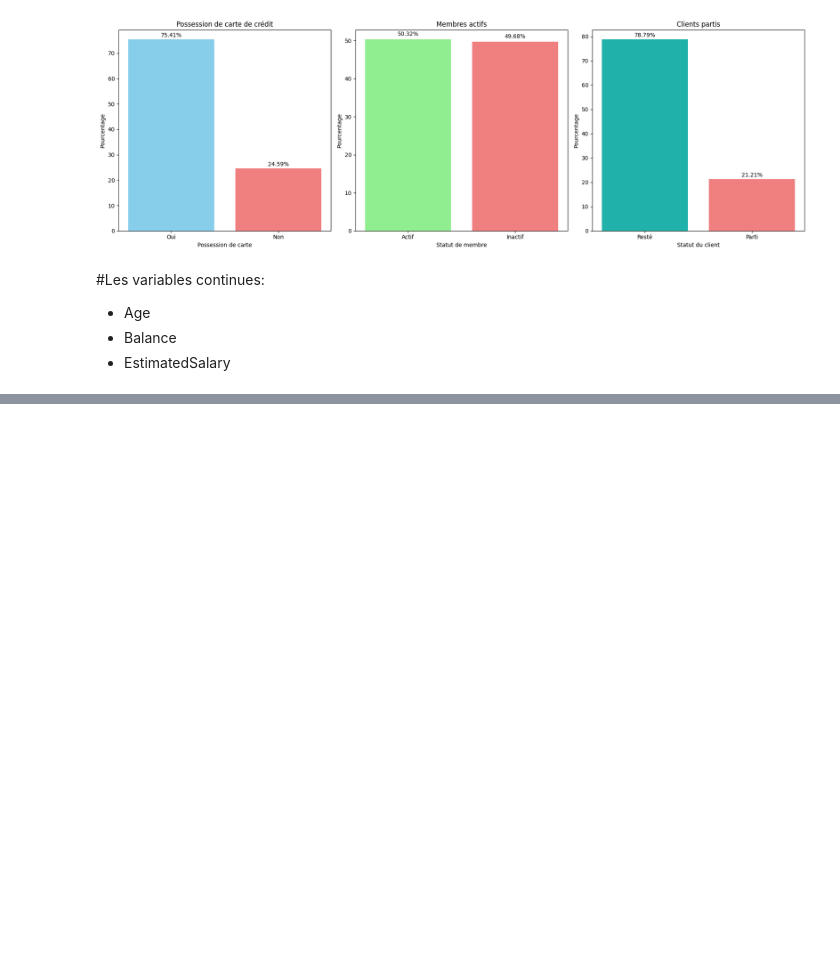
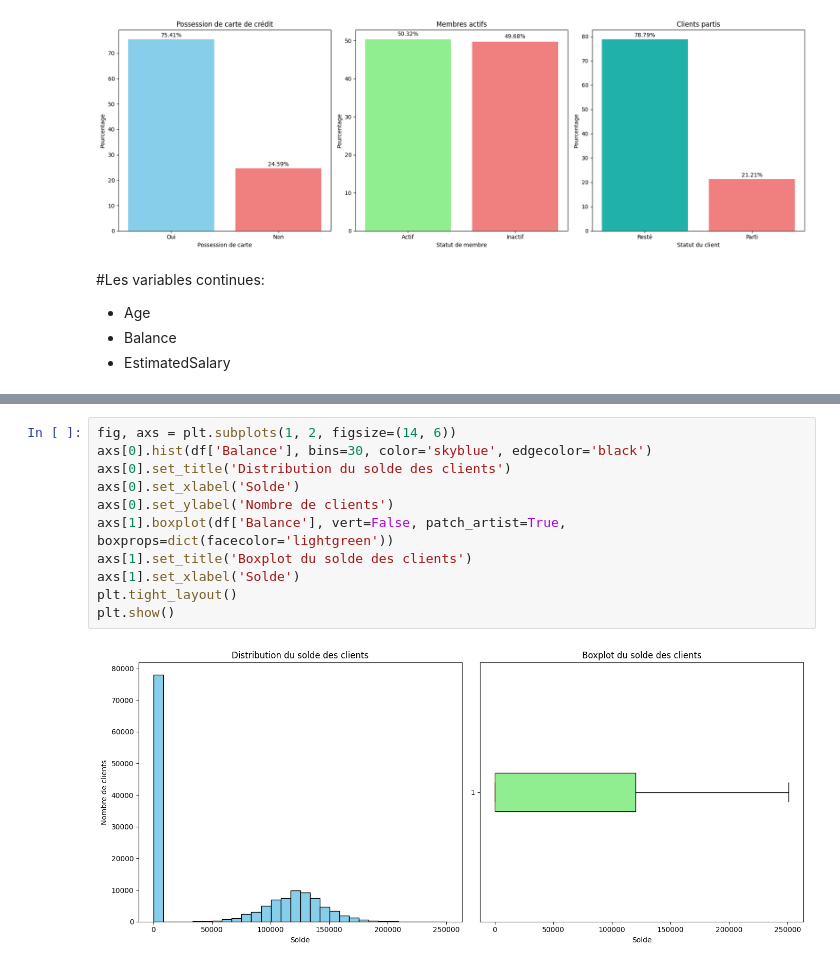
Before and after one commit to lathiam/projet-de-classification, a Jupyter notebook: Analyse.ipynb, the cells around one changed output, grey strips where cells are left out. Cells and saved outputs as stored; diff of their text form; blank space fills up the shorter version.

```diff
--- a/Analyse.ipynb
+++ b/Analyse.ipynb
@@ -256,0 +310,13 @@ plt.show()
+# %%
+fig, axs = plt.subplots(1, 2, figsize=(14, 6))
+axs[0].hist(df['Balance'], bins=30, color='skyblue', edgecolor='black')
+axs[0].set_title('Distribution du solde des clients')
+axs[0].set_xlabel('Solde')
+axs[0].set_ylabel('Nombre de clients')
+axs[1].boxplot(df['Balance'], vert=False, patch_artist=True, boxprops=dict(facecolor='lightgreen'))
+axs[1].set_title('Boxplot du solde des clients')
+axs[1].set_xlabel('Solde')
+plt.tight_layout()
+plt.show()
+# %% [output]
+[figure, added]
```
Also changed, not shown: parts of 5 cells of this notebook.
